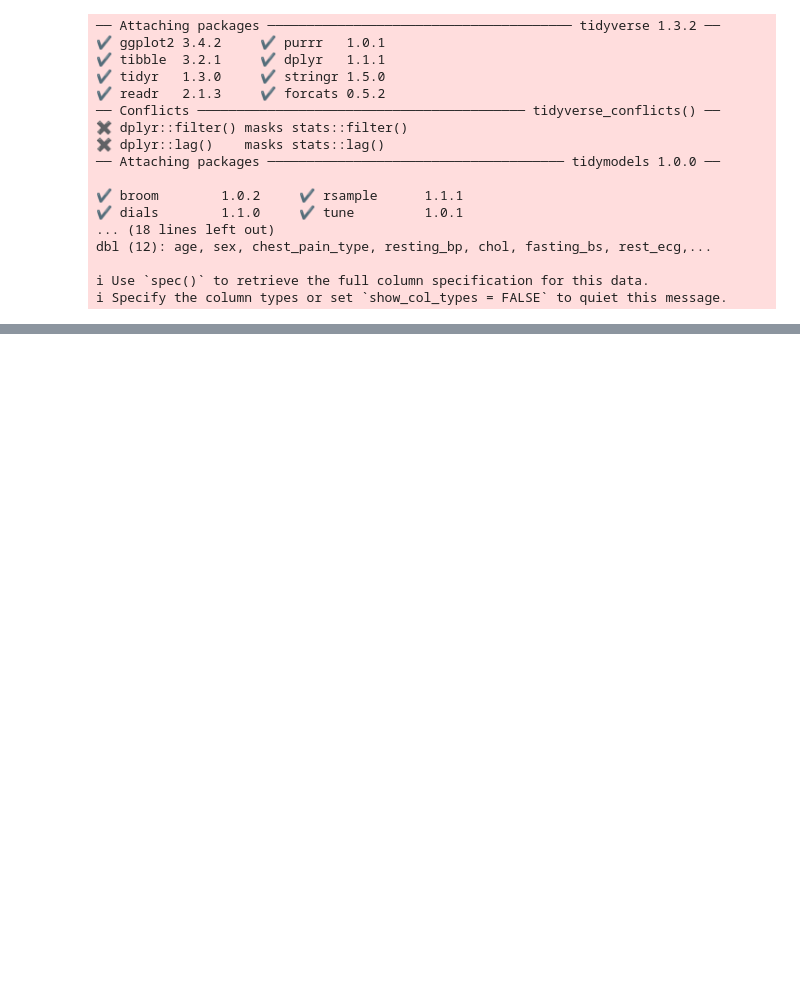
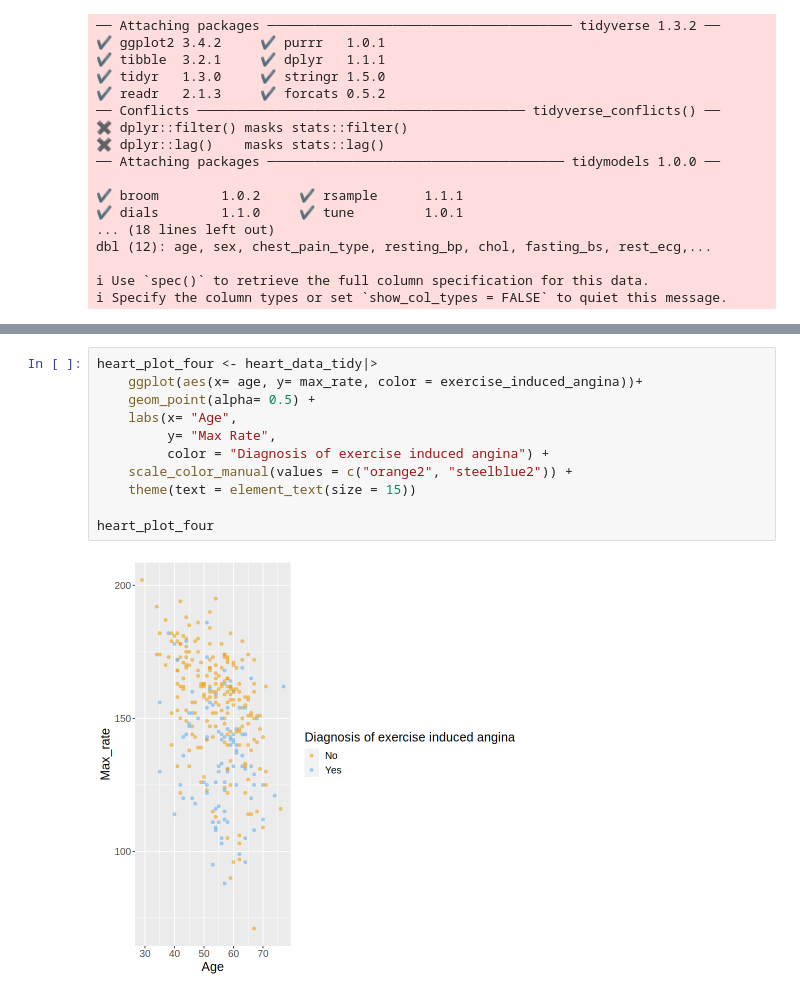
Before and after one commit to elaines6/dsci-100-group-project, a Jupyter notebook: heart_disease_group_report.ipynb, the cells around one changed output, grey strips where cells are left out. Drawn from its saved outputs; the diff is of its cells as text; blank space fills up the shorter version.

```diff
--- a/heart_disease_group_report.ipynb
+++ b/heart_disease_group_report.ipynb
@@ -44,0 +106,13 @@ dbl (12): age, sex, chest_pain_type, resting_bp, chol, fasting_bs, rest_ecg,...
+# %%
+heart_plot_four <- heart_data_tidy|>
+    ggplot(aes(x= age, y= max_rate, color = exercise_induced_angina))+
+    geom_point(alpha= 0.5) +
+    labs(x= "Age",
+         y= "Max Rate",
+         color = "Diagnosis of exercise induced angina") +
+    scale_color_manual(values = c("orange2", "steelblue2")) +
+    theme(text = element_text(size = 15))
+
+heart_plot_four
+# %% [output]
+[figure, added]
```
Also changed, not shown: parts of 9 cells of this notebook.
